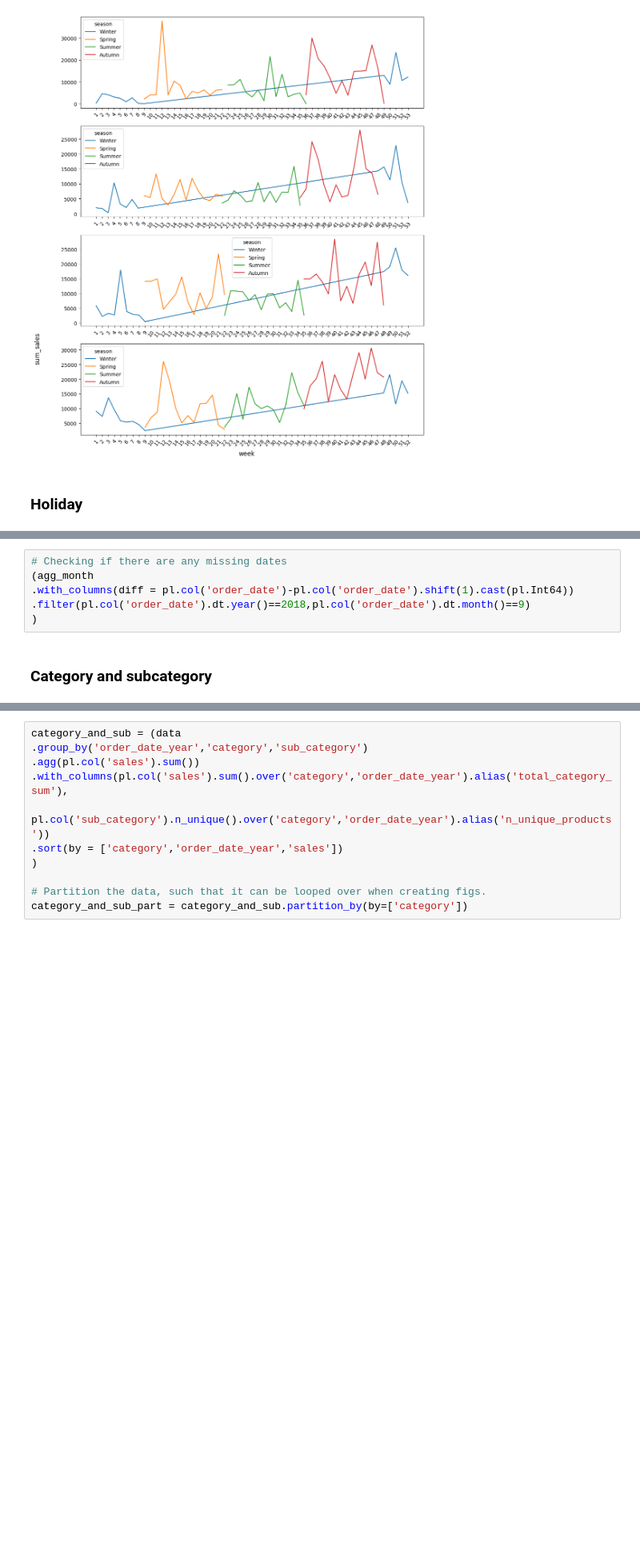
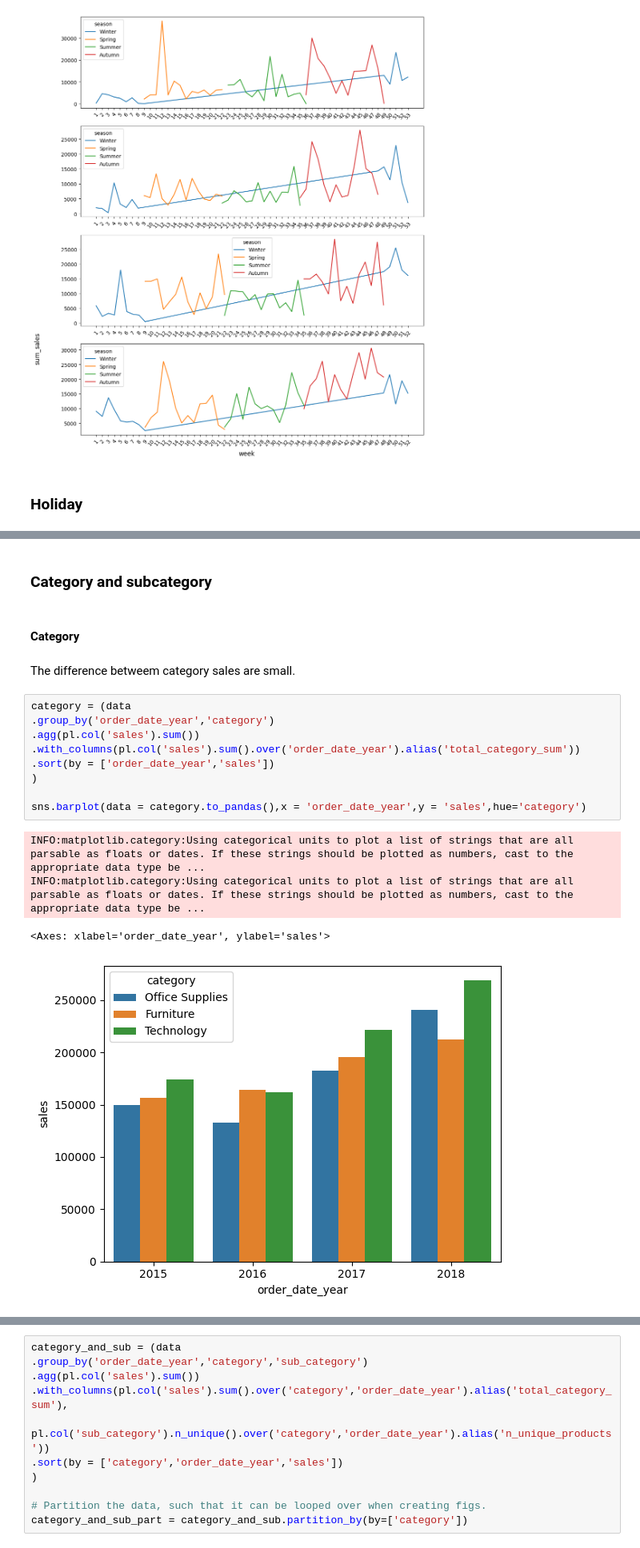
Before and after one commit to PolarsDude/Kaggle, a Jupyter notebook: Superstore Sales Dataset/superstore_sales.ipynb, the cells around one changed output, grey strips where cells are left out. Shown: that part at 80% size. Drawn from its saved outputs; the diff is of its cells as text; blank space fills up the shorter version.

```diff
--- a/Superstore Sales Dataset/superstore_sales.ipynb
+++ b/Superstore Sales Dataset/superstore_sales.ipynb
@@ -388,8 +371,20 @@ INFO:matplotlib.category:Using categorical units to plot a list of strings that
-# %%
-# Checking if there are any missing dates
-(agg_month
-.with_columns(diff = pl.col('order_date')-pl.col('order_date').shift(1).cast(pl.Int64))
-.filter(pl.col('order_date').dt.year()==2018,pl.col('order_date').dt.month()==9)
-)
 # %% [markdown]
 ### Category and subcategory
+# %% [markdown]
+#### Category
+# %% [markdown]
+The difference betweem category sales are small.
+# %%
+category = (data
+.group_by('order_date_year','category')
+.agg(pl.col('sales').sum())
+.with_columns(pl.col('sales').sum().over('order_date_year').alias('total_category_sum'))
+.sort(by = ['order_date_year','sales'])
+)
+
+sns.barplot(data = category.to_pandas(),x = 'order_date_year',y = 'sales',hue='category')
+# %% [output]
+INFO:matplotlib.category:Using categorical units to plot a list of strings that are all parsable as floats or dates. If these strings should be plotted as numbers, cast to the appropriate data type be ...
+INFO:matplotlib.category:Using categorical units to plot a list of strings that are all parsable as floats or dates. If these strings should be plotted as numbers, cast to the appropriate data type be ...
+<Axes: xlabel='order_date_year', ylabel='sales'>
+[figure, added]
```
Also changed, not shown: parts of 25 cells of this notebook, 1 other file.
